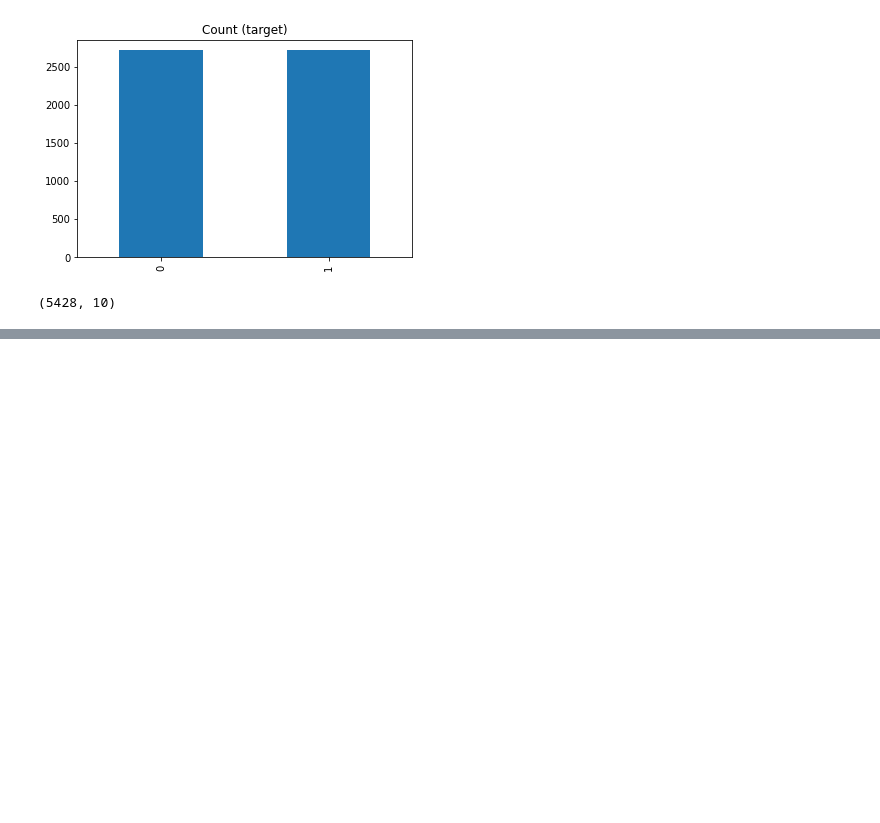
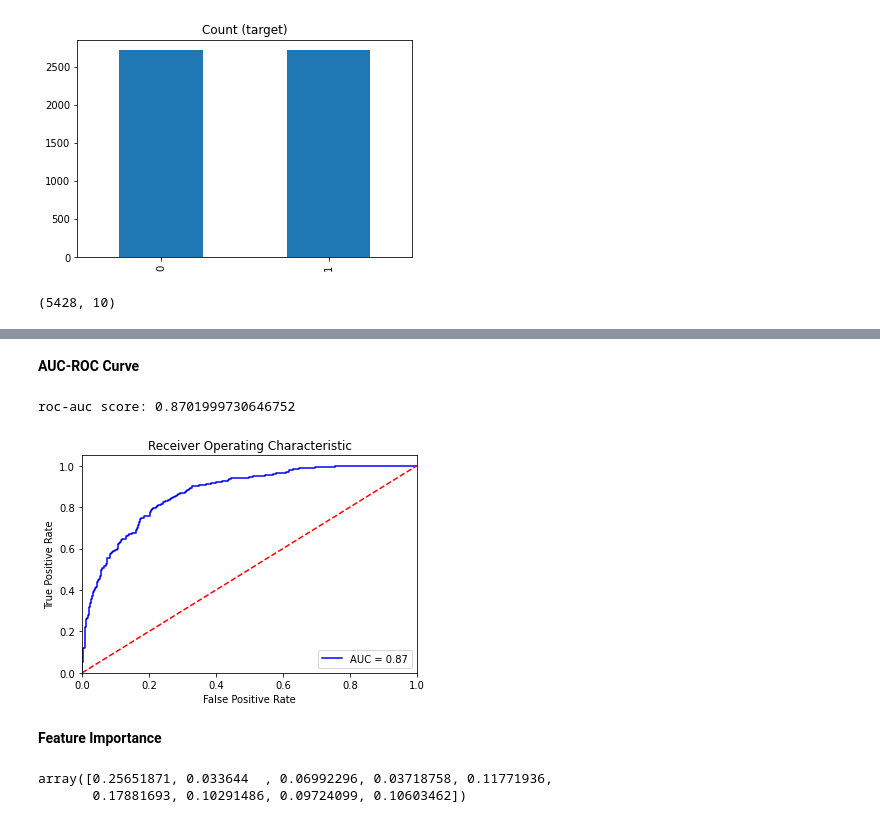
Before and after one commit to harishgawade1999/Cardiovascular-Risk-Prediction-, a Jupyter notebook: Harish_Cardiovascular_Risk_Prediction_Capstone_Project.ipynb, the cells around one changed output, grey strips where cells are left out. Drawn from its saved outputs; the diff is of its cells as text; code cells hidden in the pictures; blank space fills up the shorter version.

```diff
--- a/Harish_Cardiovascular_Risk_Prediction_Capstone_Project.ipynb
+++ b/Harish_Cardiovascular_Risk_Prediction_Capstone_Project.ipynb
@@ -509,0 +704,3 @@ new_df.shape
+# %%
+# Predicted Probability
+test_proba_rf = rf_optimal.predict_proba(X_test)[:,1]
@@ -509,0 +731,14 @@ new_df.shape
+# %% [markdown]
+**AUC-ROC Curve**
+# %%
+plot_roc_curve(y_test, test_proba_rf)
+# %% [output]
+roc-auc score: 0.8701999730646752
+[figure, added]
+# %% [markdown]
+**Feature Importance**
+# %%
+rf_optimal.feature_importances_
+# %% [output]
+array([0.25651871, 0.033644  , 0.06992296, 0.03718758, 0.11771936,
+       0.17881693, 0.10291486, 0.09724099, 0.10603462])
```
Also changed, not shown: parts of 34 cells of this notebook.
